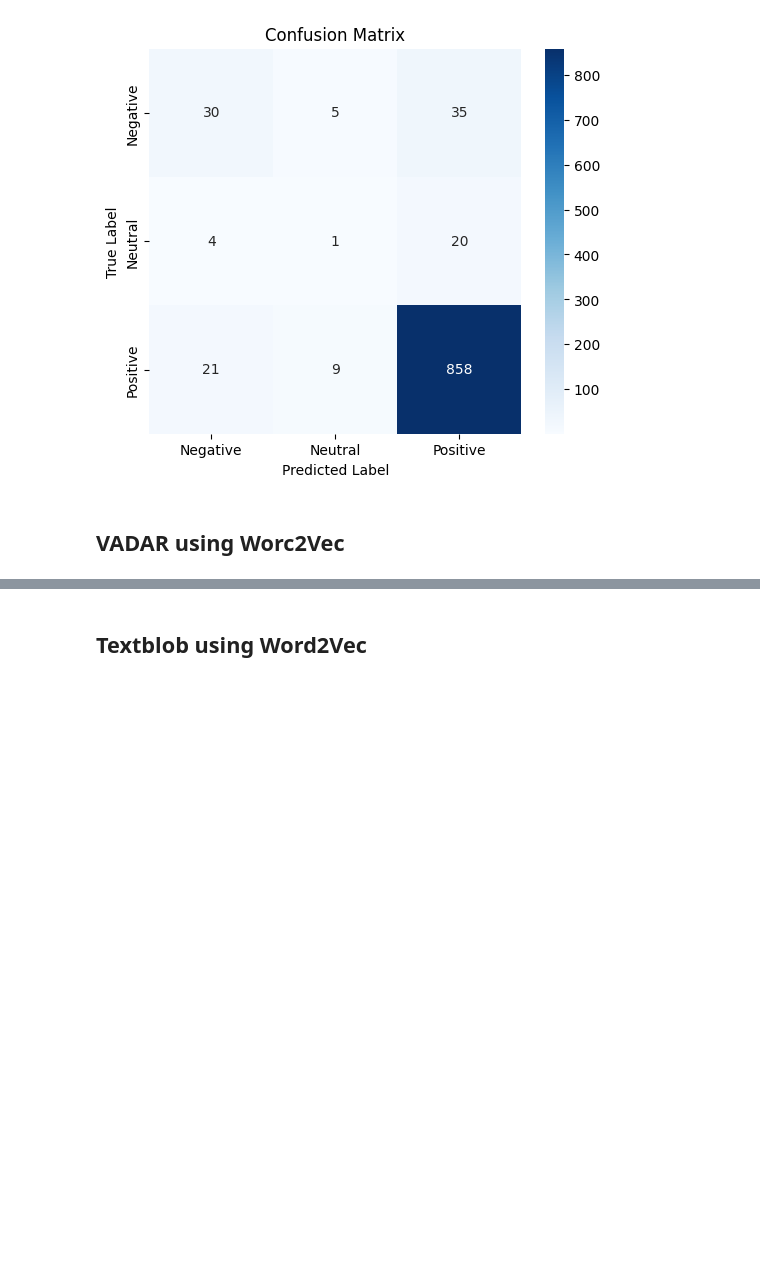
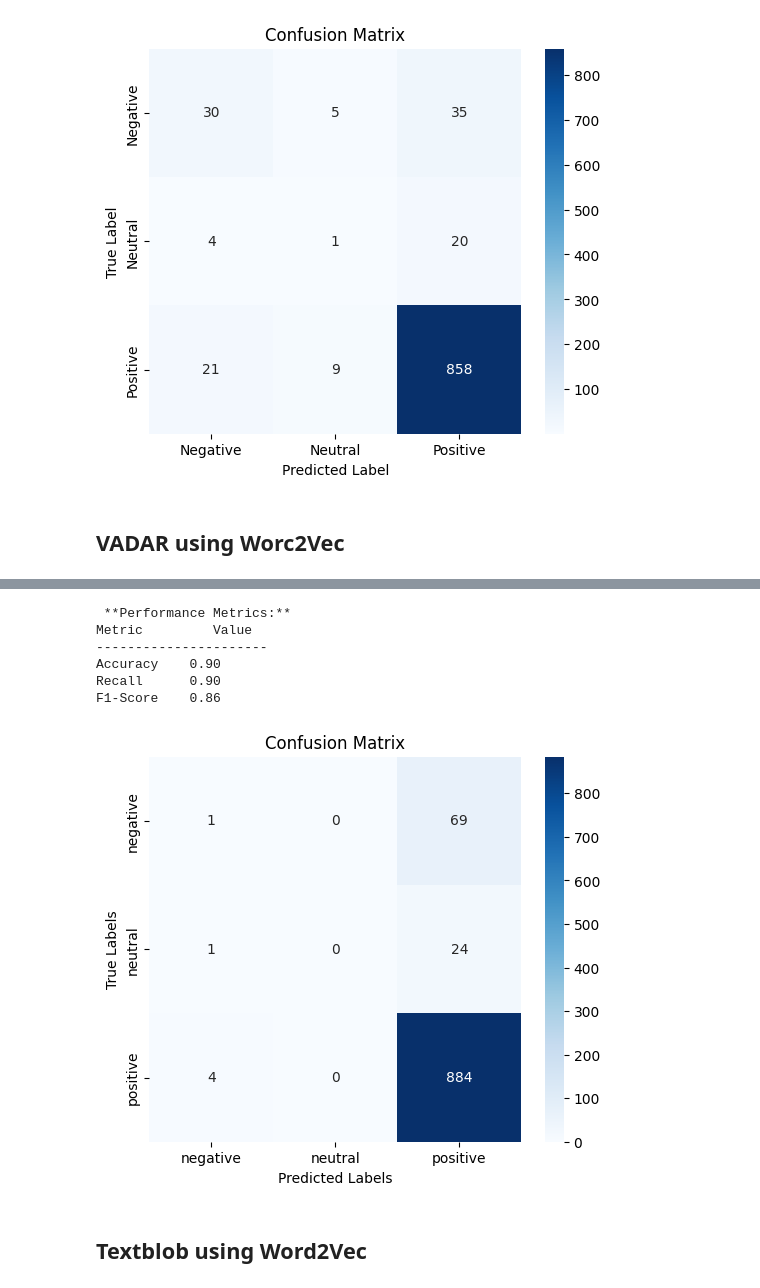
Before and after one commit to haniebayati/NLP_Project-SentimentAnalysis-, a Jupyter notebook: NLP-Project-SentimentAnalysis-Ver4.ipynb, the cells around one changed output, grey strips where cells are left out. Saved outputs shown, nothing was run; the diff lists cells and outputs as text; code cells hidden in the pictures; blank space fills up the shorter version.

```diff
--- a/NLP-Project-SentimentAnalysis-Ver4.ipynb
+++ b/NLP-Project-SentimentAnalysis-Ver4.ipynb
@@ -707,0 +629,73 @@ F1-Score    0.80
+# %%
+import pandas as pd
+import numpy as np
+import nltk
+import gensim
+from nltk.tokenize import word_tokenize
+from gensim.models import Word2Vec
+from sklearn.ensemble import RandomForestClassifier
+from sklearn.model_selection import train_test_split
+from sklearn.metrics import accuracy_score, recall_score, f1_score, confusion_matrix
+import seaborn as sns
+import matplotlib.pyplot as plt
+
+# دانلود منابع مورد نیاز NLTK
+nltk.download('punkt')
+
+# --- 1. پیش‌پردازش داده‌ها ---
+def preprocess_text(text):
+    if isinstance(text, str):  # بررسی نوع داده برای جلوگیری از خطا
+        tokens = word_tokenize(text.lower())  # تبدیل به حروف کوچک و توکنایز کردن
+        return tokens
+    return []
+
+df['tokens'] = df['reviewText'].fillna('').apply(preprocess_text)
+
+# --- 2. آموزش مدل Word2Vec ---
+word2vec_model = Word2Vec(sentences=df['tokens'], vector_size=100, window=5, min_count=1, workers=4)
+
+# --- 3. تبدیل متن به بردارهای Word2Vec ---
+def get_sentence_vector(tokens, model):
+    vectors = [model.wv[word] for word in tokens if word in model.wv]
+    return np.mean(vectors, axis=0) if vectors else np.zeros(model.vector_size)
+
+df['vector'] = df['tokens'].apply(lambda x: get_sentence_vector(x, word2vec_model))
+
+# --- 4. آماده‌سازی داده‌ها برای مدل یادگیری ماشین ---
+X = np.vstack(df['vector'].values)  # ماتریس ویژگی‌ها
+label_mapping = {'negative': 0, 'neutral': 1, 'positive': 2}
+y = df['label'].map(label_mapping)
+
+# تقسیم داده‌ها به مجموعه‌های آموزشی و تستی
+X_train, X_test, y_train, y_test = train_test_split(X, y, test_size=0.2, random_state=42)
+
+# --- 5. آموزش مدل طبقه‌بندی (Random Forest) ---
+clf = RandomForestClassifier(n_estimators=100, random_state=42)
+clf.fit(X_train, y_train)
+
+# --- 6. پیش‌بینی و ارزیابی مدل ---
+y_pred = clf.predict(X_test)
+
+accuracy = accuracy_score(y_test, y_pred)
+recall = recall_score(y_test, y_pred, average='weighted')
+f1 = f1_score(y_test, y_pred, average='weighted')
+
+# نمایش معیارها در قالب جدول
+print("\n **Performance Metrics:**")
+print(f"{'Metric':<12}{'Value':>8}")
+print(f"{'-'*22}")
+print(f"{'Accuracy':<12}{accuracy:.2f}")
+print(f"{'Recall':<12}{recall:.2f}")
+print(f"{'F1-Score':<12}{f1:.2f}")
+
+# --- 7. نمایش ماتریس سردرگمی ---
+conf_matrix = confusion_matrix(y_test, y_pred, labels=[0, 1, 2])
+labels = ['negative', 'neutral', 'positive']
+
+plt.figure(figsize=(6, 5))
+sns.heatmap(conf_matrix, annot=True, fmt='d', cmap="Blues", xticklabels=labels, yticklabels=labels)
+plt.xlabel('Predicted Labels')
+plt.ylabel('True Labels')
+plt.title('Confusion Matrix')
+plt.show()
+# %% [output]
@@ -708,3 +704,10 @@ F1-Score    0.80
+ **Performance Metrics:**
+Metric         Value
+----------------------
+Accuracy    0.90
+Recall      0.90
+F1-Score    0.86
+[figure, added]
 # %% [markdown]
 ## Textblob using Word2Vec
 # %%
```
Also changed, not shown: parts of 3 cells of this notebook, 4 other files.
